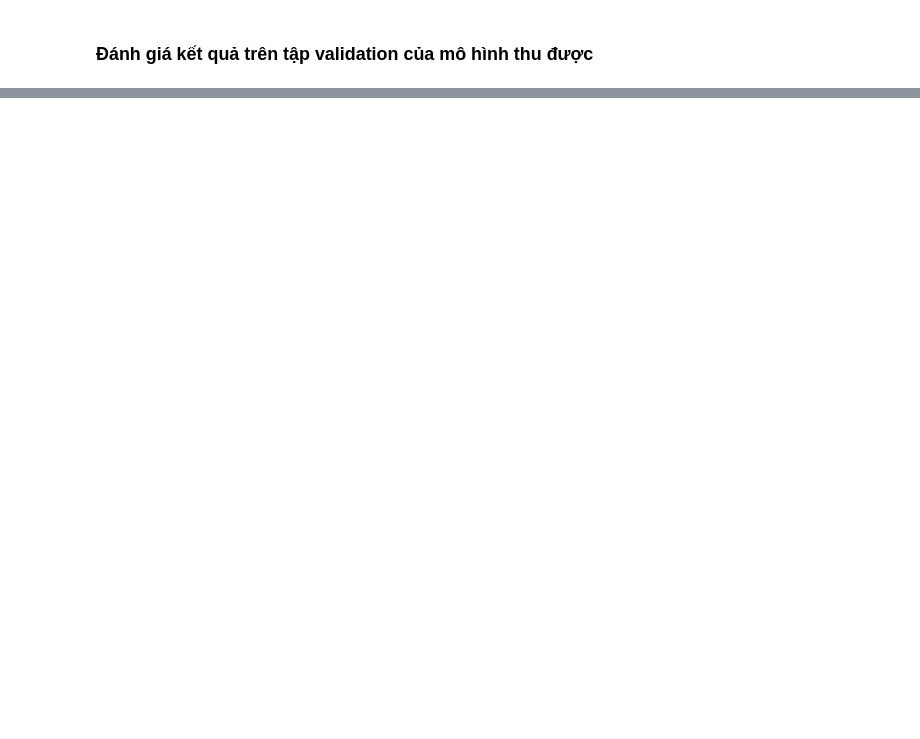
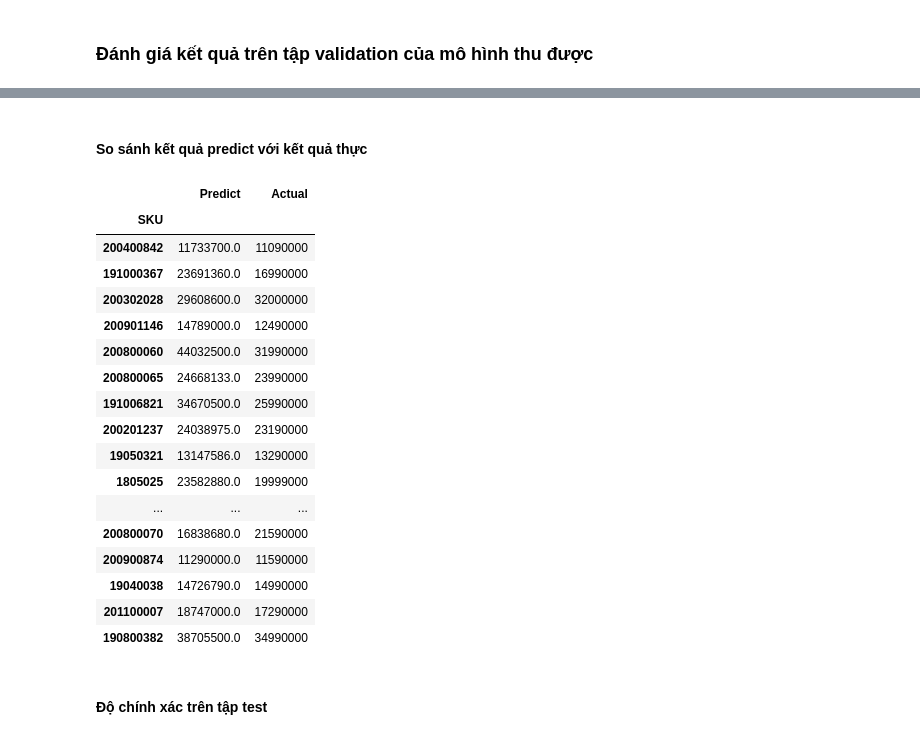
Before and after one commit to trucnguyen13/Simple_ML_project, a Jupyter notebook: notebook.ipynb, the cells around one changed output, grey strips where cells are left out. Drawn from its saved outputs; the diff is of its cells as text; code cells hidden in the pictures; blank space fills up the shorter version.

```diff
--- a/notebook.ipynb
+++ b/notebook.ipynb
@@ -525,3 +540,32 @@ Pipeline(steps=[('coladderdropper', ColAdderDropper(num_top_cpus=9)),
+# %% [markdown]
+#### So sánh kết quả predict với kết quả thực
+# %%
+preds = full_pipeline3.predict(test_X_df).round(0)
+# So sánh kết quả predict với kết quả actual
+preds_df = pd.DataFrame(preds, index=test_y_sr.index).rename(columns={0: 'Predict'})
+preds_df = preds_df.assign(Actual = test_y_sr)
+preds_df.sample(20)
+# %% [output]
+|  | Predict | Actual |
+| SKU |  |  |
+| 200400842 | 11733700.0 | 11090000 |
+| 191000367 | 23691360.0 | 16990000 |
+| 200302028 | 29608600.0 | 32000000 |
+| 200901146 | 14789000.0 | 12490000 |
+| 200800060 | 44032500.0 | 31990000 |
+| 200800065 | 24668133.0 | 23990000 |
+| 191006821 | 34670500.0 | 25990000 |
+| 200201237 | 24038975.0 | 23190000 |
+| 19050321 | 13147586.0 | 13290000 |
+| 1805025 | 23582880.0 | 19999000 |
+| ... | ... | ... |
+| 200800070 | 16838680.0 | 21590000 |
+| 200900874 | 11290000.0 | 11590000 |
+| 19040038 | 14726790.0 | 14990000 |
+| 201100007 | 18747000.0 | 17290000 |
+| 190800382 | 38705500.0 | 34990000 |
+# %% [markdown]
+#### Độ chính xác trên tập test
 # %%
 compute_rr(test_y_sr, full_pipeline3.predict(test_X_df), baseline_preds)
 # %% [output]
```
Also changed, not shown: parts of 17 cells of this notebook.
